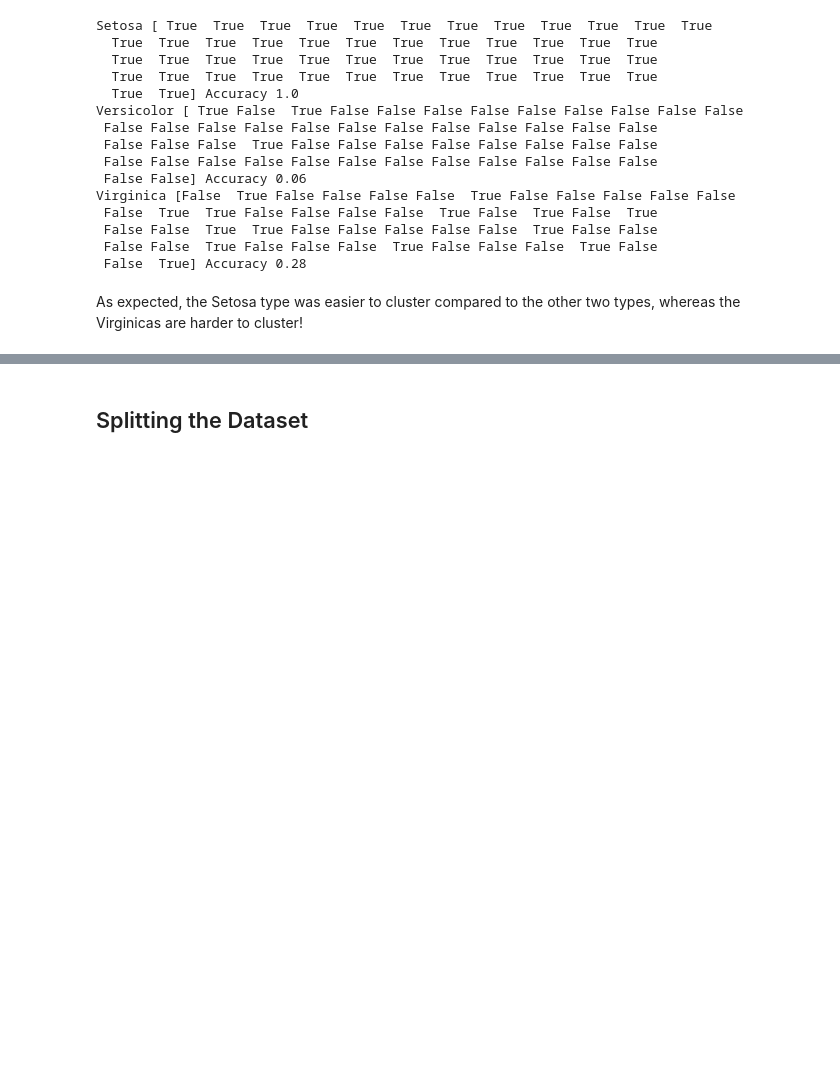
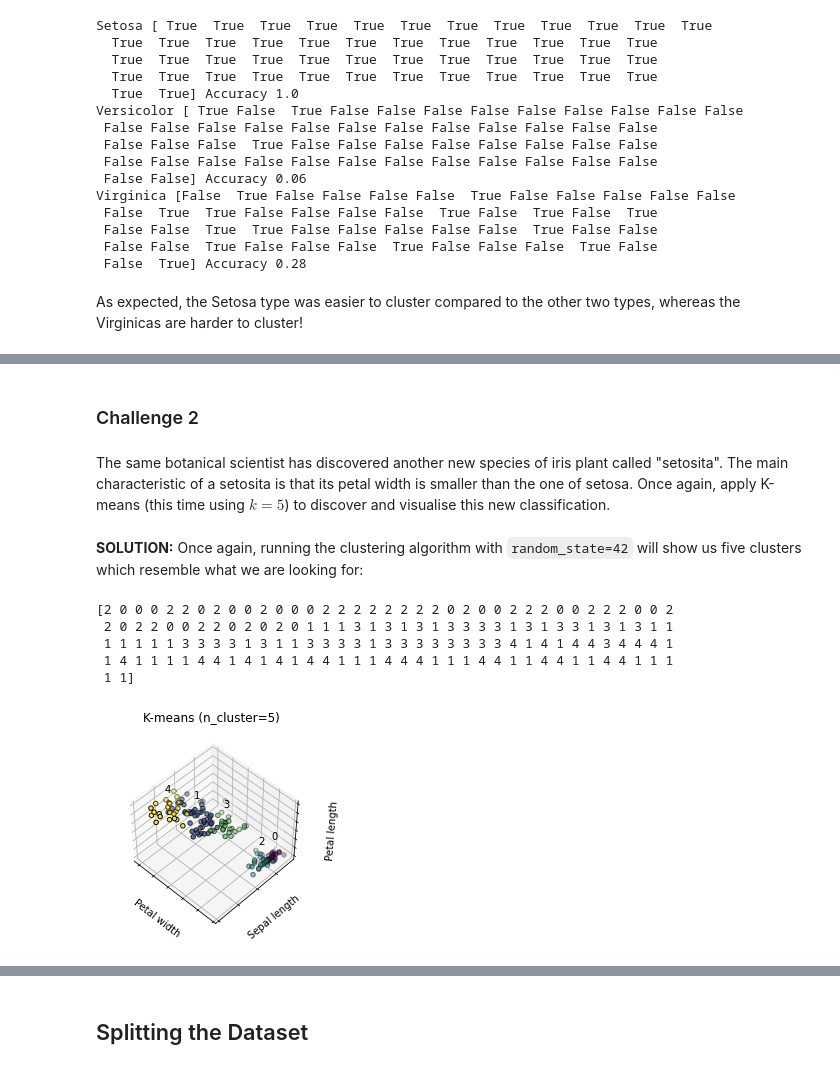
Before and after one commit to carlosfmorenog/CMM536, a Jupyter notebook: CMM536_Topic_4/CMM536_T4_Lab_Solved.ipynb, the cells around one changed output, grey strips where cells are left out. Saved outputs shown, nothing was run; the diff lists cells and outputs as text; code cells hidden in the pictures; blank space fills up the shorter version.

```diff
--- a/CMM536_Topic_4/CMM536_T4_Lab_Solved.ipynb
+++ b/CMM536_Topic_4/CMM536_T4_Lab_Solved.ipynb
@@ -303,0 +361,43 @@ As expected, the Setosa type was easier to cluster compared to the other two typ
+# %% [markdown]
+### Challenge 2
+# %% [markdown]
+The same botanical scientist has discovered another new species of iris plant called "setosita". The main characteristic of a setosita is that its petal width is smaller than the one of setosa. Once again, apply K-means (this time using $k=5$) to discover and visualise this new classification.
+# %% [markdown]
+**SOLUTION:** Once again, running the clustering algorithm with `random_state=42` will show us five clusters which resemble what we are looking for:
+# %%
+# 1. Train the K-means algorithm using k=5
+kmeans3 = KMeans(n_clusters=5, init='k-means++', n_init=1, max_iter=300,
+                tol=0.0001, random_state = 42,
+                algorithm='auto').fit(data)
+# 2. Extract the target
+target_kmeans3 = kmeans3.labels_
+print(target_kmeans3)
+# 3. Plot the results
+import numpy as np
+import matplotlib.pyplot as plt
+from mpl_toolkits.mplot3d import Axes3D
+fig = plt.figure(1, figsize=(4, 3))
+ax = Axes3D(fig, rect=[0, 0, .95, 1], elev=48, azim=134)
+for name, label in [('0', 0),('1', 1),('2', 2),('3', 3),('4', 4)]:
+    ax.text3D(data[target_kmeans3 == label, 3].mean(),
+              data[target_kmeans3 == label, 0].mean(),
+              data[target_kmeans3 == label, 2].mean() + 2, name,
+              horizontalalignment='center',
+              bbox=dict(alpha=.2, edgecolor='w', facecolor='w'))
+ax.scatter(data[:, 3],data[:, 0],data[:, 2],c=target_kmeans3.astype(np.float),edgecolor='k')
+ax.w_xaxis.set_ticklabels([])
+ax.w_yaxis.set_ticklabels([])
+ax.w_zaxis.set_ticklabels([])
+ax.set_xlabel('Petal width')
+ax.set_ylabel('Sepal length')
+ax.set_zlabel('Petal length')
+ax.set_title('K-means (n_cluster=5)')
+ax.dist = 12
+plt.show()
+# %% [output]
+[2 0 0 0 2 2 0 2 0 0 2 0 0 0 2 2 2 2 2 2 2 2 0 2 0 0 2 2 2 0 0 2 2 2 0 0 2
+ 2 0 2 2 0 0 2 2 0 2 0 2 0 1 1 1 3 1 3 1 3 1 3 3 3 3 1 3 1 3 3 1 3 1 3 1 1
+ 1 1 1 1 1 3 3 3 3 1 3 1 1 3 3 3 3 1 3 3 3 3 3 3 3 3 4 1 4 1 4 4 3 4 4 4 1
+ 1 4 1 1 1 1 4 4 1 4 1 4 1 4 4 1 1 1 4 4 4 1 1 1 4 4 1 1 4 4 1 1 4 4 1 1 1
+ 1 1]
+[figure, added]
```
Also changed, not shown: parts of 15 cells of this notebook.
